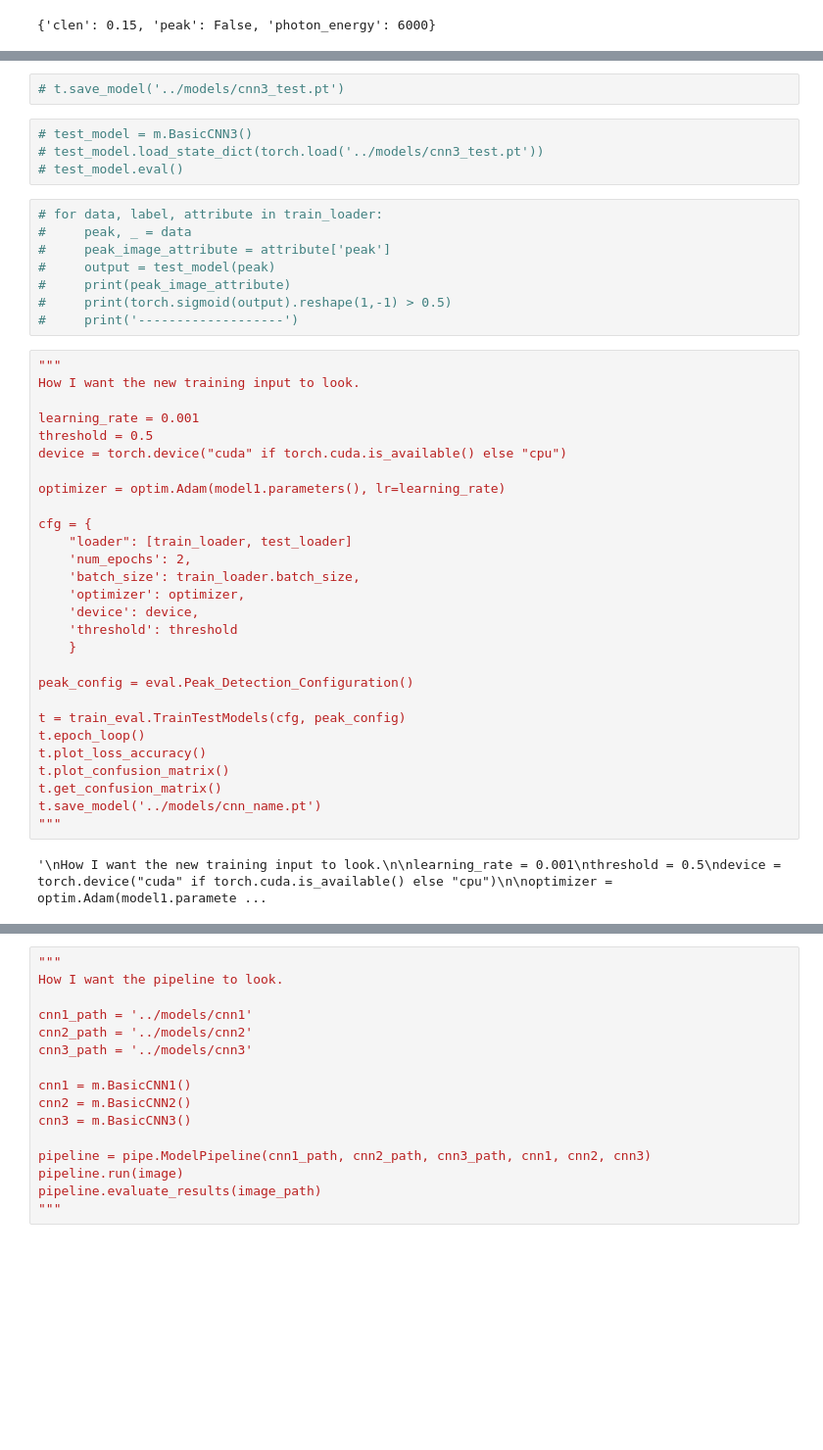
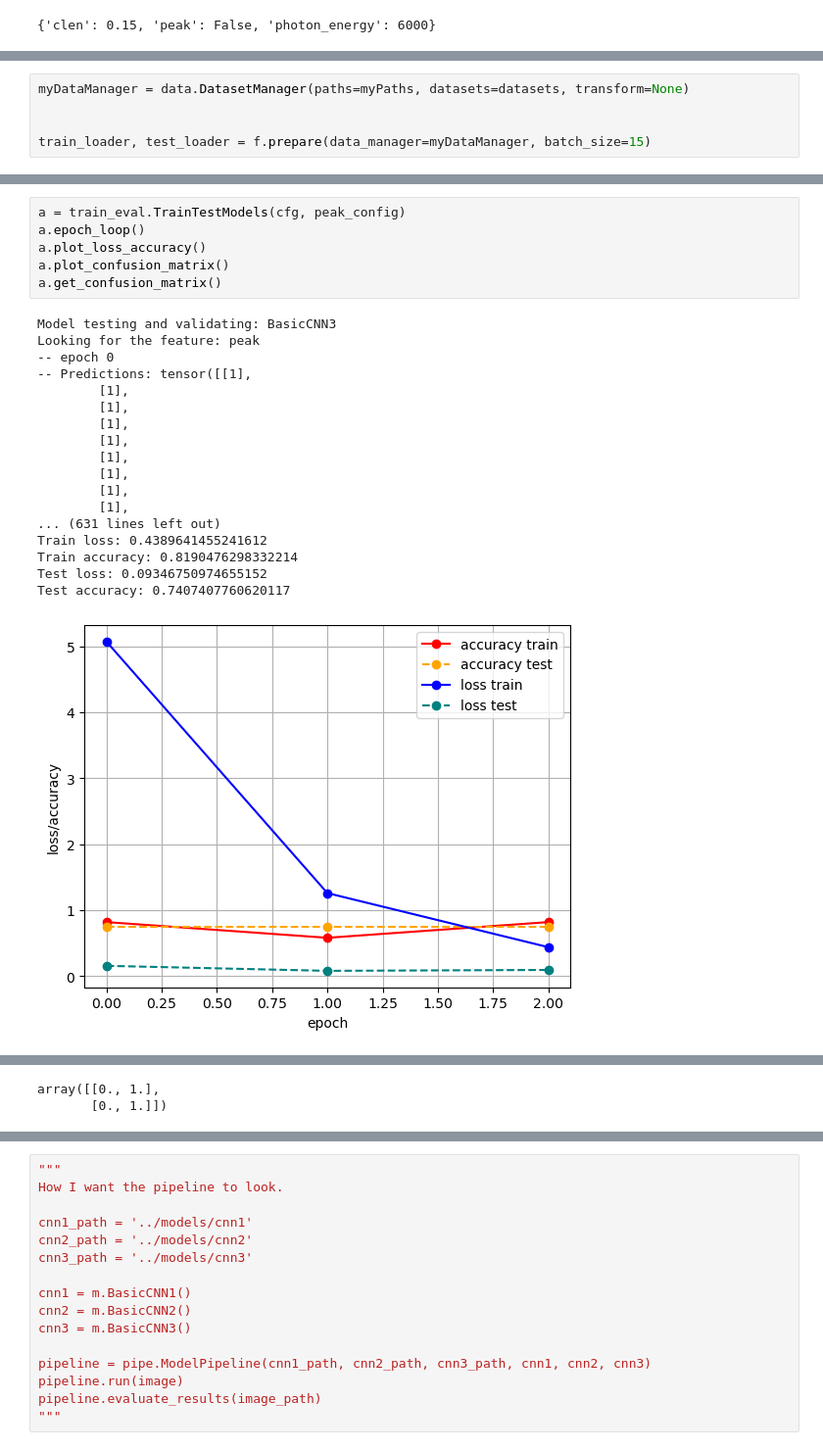
Before and after one commit to adamkurth/cxls_hitfinder, a Jupyter notebook: cnn/src/test_Everett.ipynb, the cells around one changed output, grey strips where cells are left out. Shown at 98% size. Saved outputs shown, nothing was run; the diff lists cells and outputs as text; blank space fills up the shorter version.

Commit message:
found appropriate learning rates for the current models

```diff
--- a/cnn/src/test_Everett.ipynb
+++ b/cnn/src/test_Everett.ipynb
@@ -168,0 +88,5 @@ Number of batches in train_loader: 21
+# %%
+myDataManager = data.DatasetManager(paths=myPaths, datasets=datasets, transform=None)
+
+
+train_loader, test_loader = f.prepare(data_manager=myDataManager, batch_size=15)
@@ -199,44 +119,25 @@ TypeError: Adam.__init__() missing 1 required positional argument: 'params'
-# %%
-# t.save_model('../models/cnn3_test.pt')
-# %%
-# test_model = m.BasicCNN3()
-# test_model.load_state_dict(torch.load('../models/cnn3_test.pt'))
-# test_model.eval()
-# %%
-# for data, label, attribute in train_loader:
-#     peak, _ = data
-#     peak_image_attribute = attribute['peak']
-#     output = test_model(peak)
-#     print(peak_image_attribute)
-#     print(torch.sigmoid(output).reshape(1,-1) > 0.5)
-#     print('-------------------')
-# %%
-"""
-How I want the new training input to look.
-
-learning_rate = 0.001
-threshold = 0.5
-device = torch.device("cuda" if torch.cuda.is_available() else "cpu")
-
-optimizer = optim.Adam(model1.parameters(), lr=learning_rate)
-
-cfg = {
-    "loader": [train_loader, test_loader]
-    'num_epochs': 2,
-    'batch_size': train_loader.batch_size,
-    'optimizer': optimizer,
-    'device': device,
-    'threshold': threshold
-    }
-
-peak_config = eval.Peak_Detection_Configuration()
-
-t = train_eval.TrainTestModels(cfg, peak_config)
-t.epoch_loop()
-t.plot_loss_accuracy()
-t.plot_confusion_matrix()
-t.get_confusion_matrix()
-t.save_model('../models/cnn_name.pt')
-"""
-# %% [output]
-'\nHow I want the new training input to look.\n\nlearning_rate = 0.001\nthreshold = 0.5\ndevice = torch.device("cuda" if torch.cuda.is_available() else "cpu")\n\noptimizer = optim.Adam(model1.paramete ...
+# %%
+a = train_eval.TrainTestModels(cfg, peak_config)
+a.epoch_loop()
+a.plot_loss_accuracy()
+a.plot_confusion_matrix()
+a.get_confusion_matrix()
+# %% [output]
+Model testing and validating: BasicCNN3
+Looking for the feature: peak
+-- epoch 0
+-- Predictions: tensor([[1],
+        [1],
+        [1],
+        [1],
+        [1],
+        [1],
+        [1],
+        [1],
+        [1],
+... (631 lines left out)
+Train loss: 0.4389641455241612
+Train accuracy: 0.8190476298332214
+Test loss: 0.09346750974655152
+Test accuracy: 0.7407407760620117
+[figure, added]
@@ -242,0 +162,2 @@ t.save_model('../models/cnn_name.pt')
+array([[0., 1.],
+       [0., 1.]])
```
Also changed, not shown: parts of 13 cells of this notebook, 2 other files.
